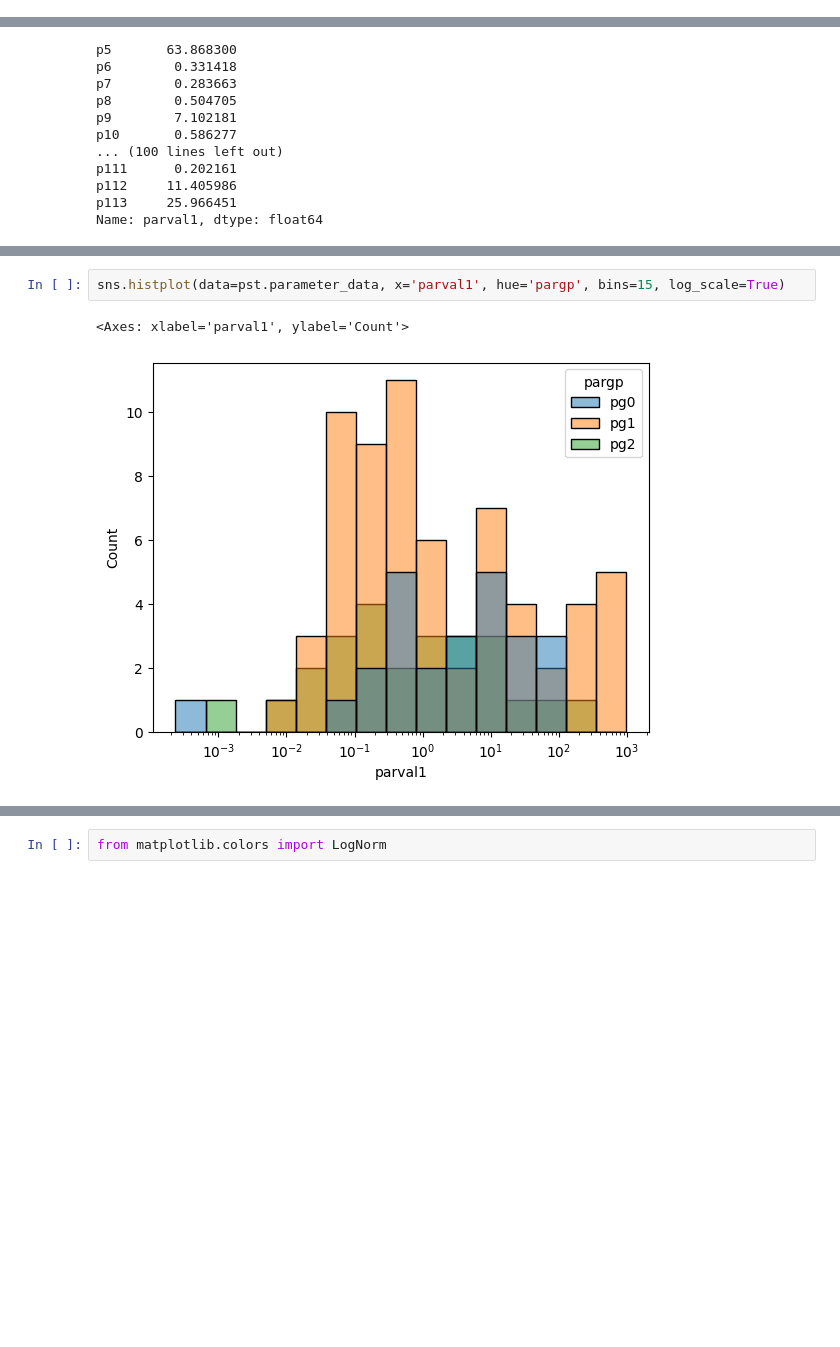
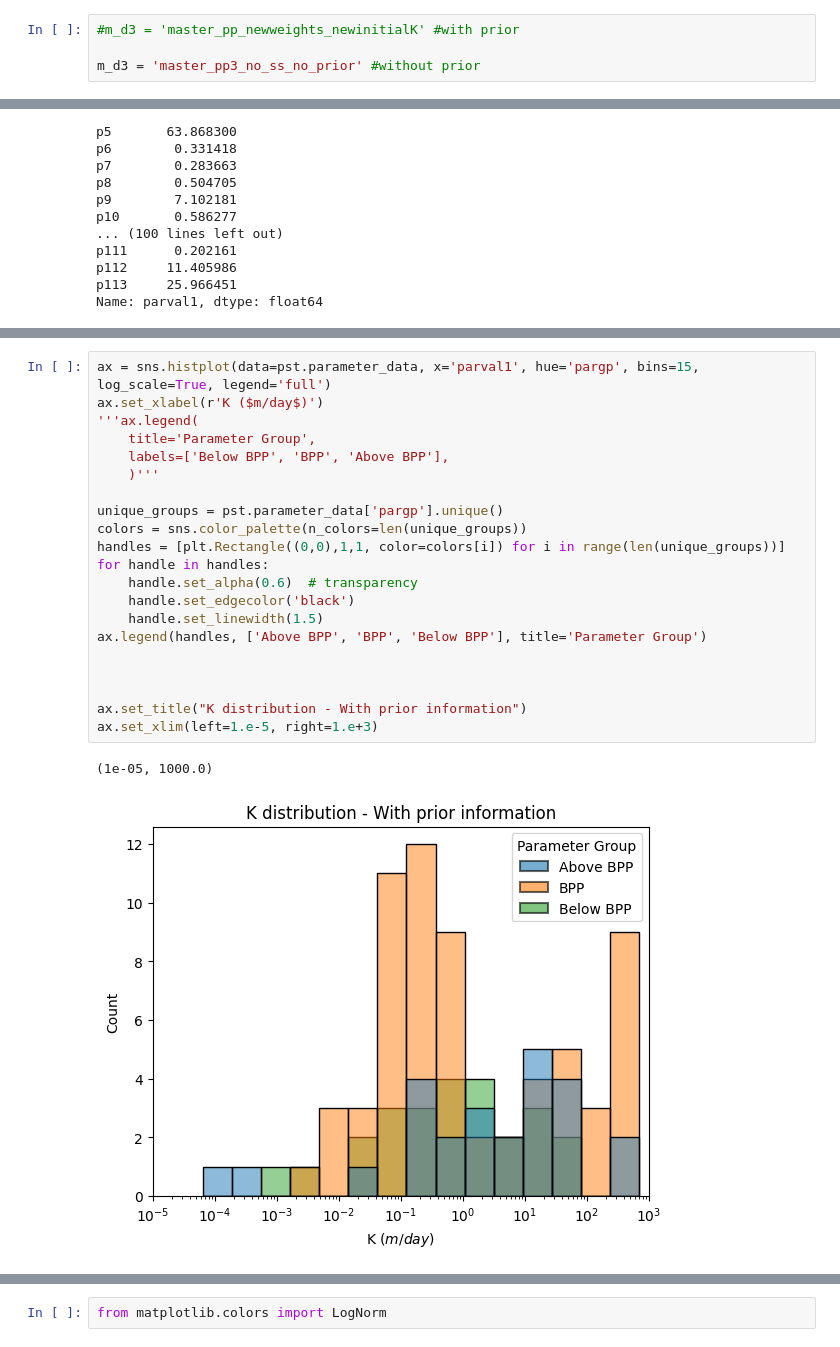
Before and after one commit to philliperalin/MLAC-3D-HT, a Jupyter notebook: src/pyemu/PMW-6-constantK/settingup_PEST.ipynb, the cells around one changed output, grey strips where cells are left out. Saved outputs shown, nothing was run; the diff lists cells and outputs as text; blank space fills up the shorter version.

```diff
--- a/src/pyemu/PMW-6-constantK/settingup_PEST.ipynb
+++ b/src/pyemu/PMW-6-constantK/settingup_PEST.ipynb
@@ -1676,6 +2169,10 @@ df_obj
 | 15 | 3472 | 7.29353 | 7.29353 | 0 | 3.13667 | 3.09019 | 1.06667 |
 | 16 | 3681 | 7.30236 | 7.30236 | 0 | 3.15137 | 3.09330 | 1.05769 |
 | 17 | 3891 | 7.23203 | 7.23203 | 0 | 3.13974 | 3.07602 | 1.01626 |
+# %%
+#m_d3 = 'master_pp_newweights_newinitialK' #with prior
+
+m_d3 = 'master_pp3_no_ss_no_prior' #without prior
 # %%
 pst = pyemu.Pst(os.path.join(m_d3, 'mf6.pst'))
 # %%
@@ -1789,6 +2311,25 @@ pst.parameter_data.head()
 # %%
-sns.histplot(data=pst.parameter_data, x='parval1', hue='pargp', bins=15, log_scale=True)
+ax = sns.histplot(data=pst.parameter_data, x='parval1', hue='pargp', bins=15, log_scale=True, legend='full')
+ax.set_xlabel(r'K ($m/day$)')
+'''ax.legend(
+    title='Parameter Group',
+    labels=['Below BPP', 'BPP', 'Above BPP'],
+    )'''
+
+unique_groups = pst.parameter_data['pargp'].unique()
+colors = sns.color_palette(n_colors=len(unique_groups))
+handles = [plt.Rectangle((0,0),1,1, color=colors[i]) for i in range(len(unique_groups))]
+for handle in handles:
+    handle.set_alpha(0.6)  # transparency
+    handle.set_edgecolor('black')
+    handle.set_linewidth(1.5)
+ax.legend(handles, ['Above BPP', 'BPP', 'Below BPP'], title='Parameter Group')
+
+
+
+ax.set_title("K distribution - With prior information")
+ax.set_xlim(left=1.e-5, right=1.e+3)
 # %% [output]
-<Axes: xlabel='parval1', ylabel='Count'>
+(1e-05, 1000.0)
-[figure, old version]
+[figure, new version]
 # %%
```
Also changed, not shown: parts of 68 cells of this notebook, 21 other files.
